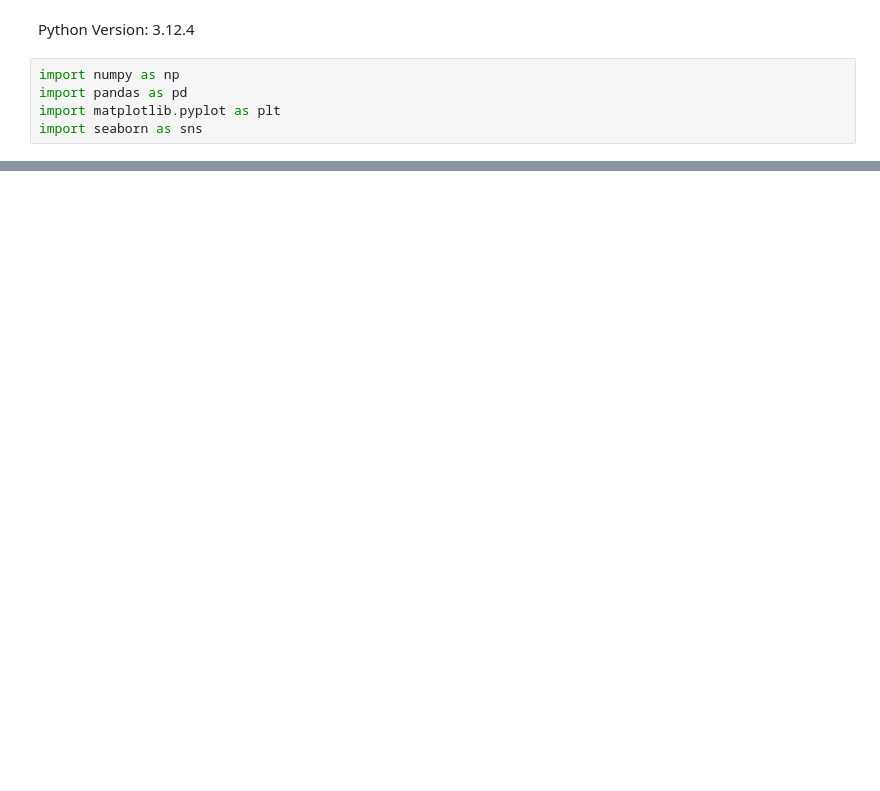
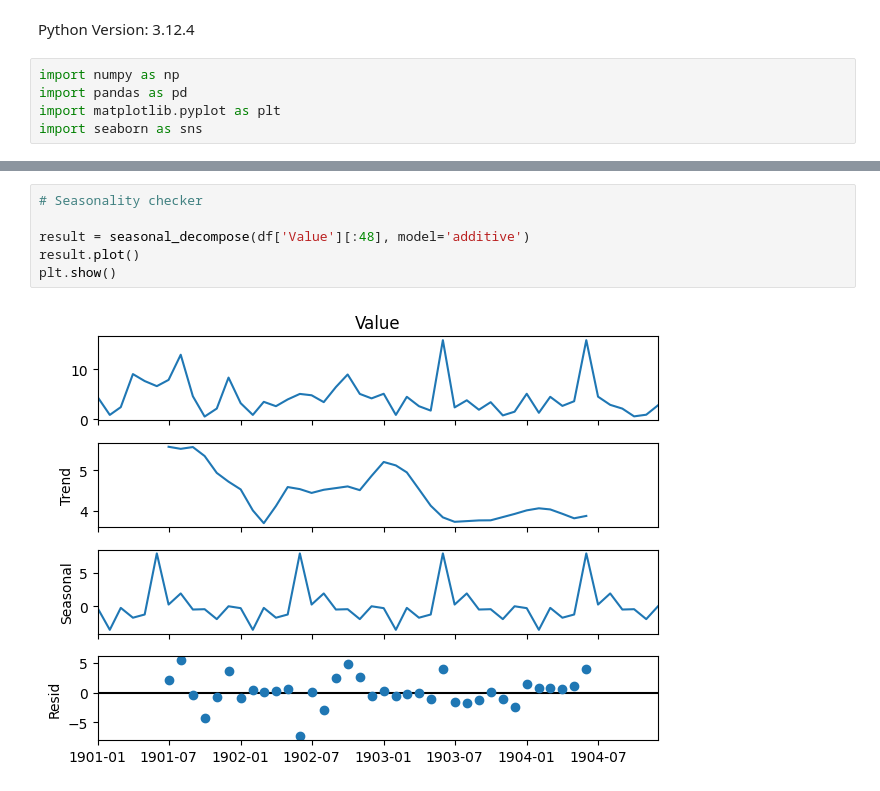
Before and after one commit to phipyao/ds4002-project-2, a Jupyter notebook: SCRIPTS/code-2.ipynb, the cells around one changed output, grey strips where cells are left out. Drawn from its saved outputs; the diff is of its cells as text; blank space fills up the shorter version.

```diff
--- a/SCRIPTS/code-2.ipynb
+++ b/SCRIPTS/code-2.ipynb
@@ -24,0 +126,8 @@ from statsmodels.tsa.stattools import adfuller
+# %%
+# Seasonality checker
+
+result = seasonal_decompose(df['Value'][:48], model='additive')
+result.plot()
+plt.show()
+# %% [output]
+[figure, added]
```
Also changed, not shown: parts of 16 cells of this notebook.
